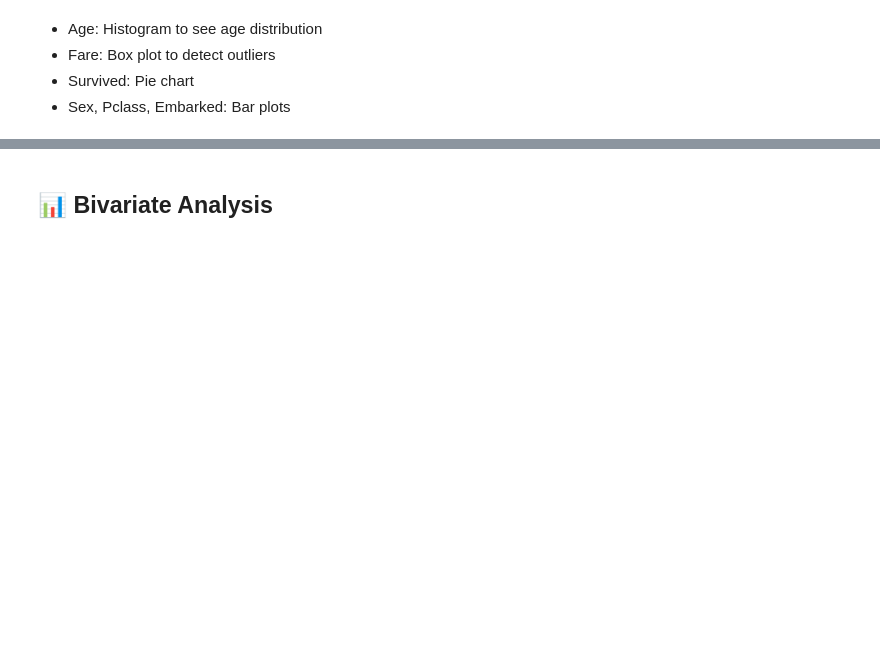
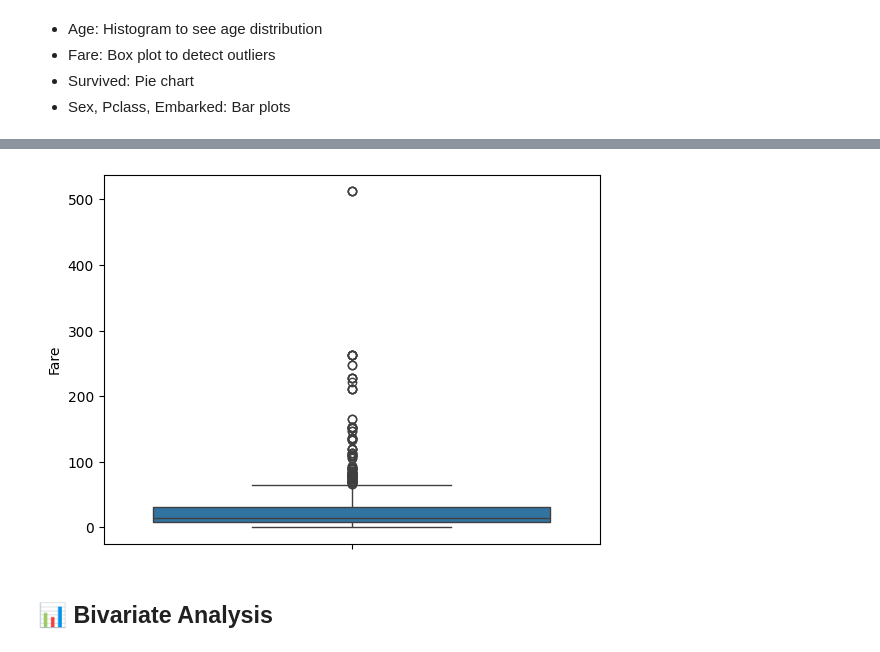
Before and after one commit to say-ahmedi/DATANALYS, a Jupyter notebook: titanic_data/main_markdown_only.ipynb, the cells around one changed output, grey strips where cells are left out. Cells and saved outputs as stored; diff of their text form; code cells hidden in the pictures; blank space fills up the shorter version.

```diff
--- a/titanic_data/main_markdown_only.ipynb
+++ b/titanic_data/main_markdown_only.ipynb
@@ -89,3 +146,12 @@ dtype: int64
+# %%
+sns.boxplot(df['Fare'])
+Q1 = df['Fare'].quantile(0.25)
+Q3 = df['Fare'].quantile(0.75)
+IQR = Q1 - Q3
+upper_bound = Q3 +1.5*IQR
+outliers = df[df['Fare'] > upper_bound]
+# %% [output]
+[figure, added]
 # %% [markdown]
 ## 📊 Bivariate Analysis
 # %% [markdown]
```
Also changed, not shown: parts of 4 cells of this notebook.
